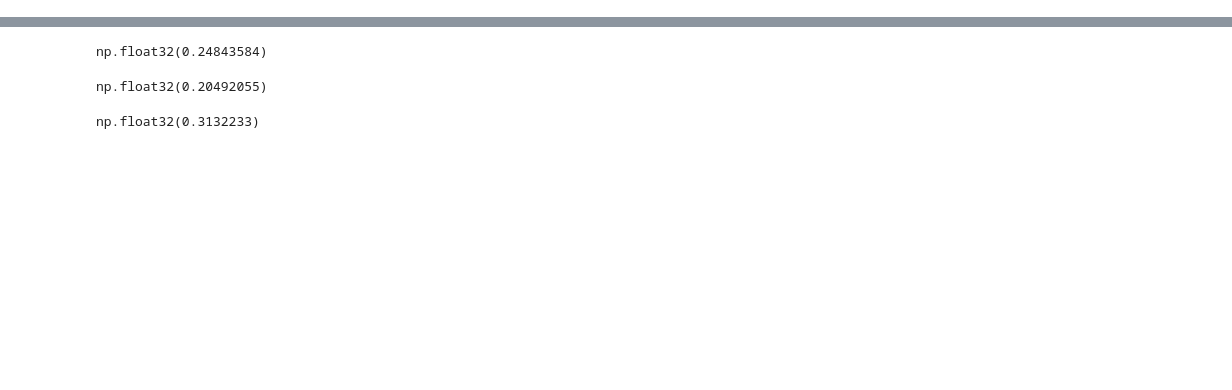
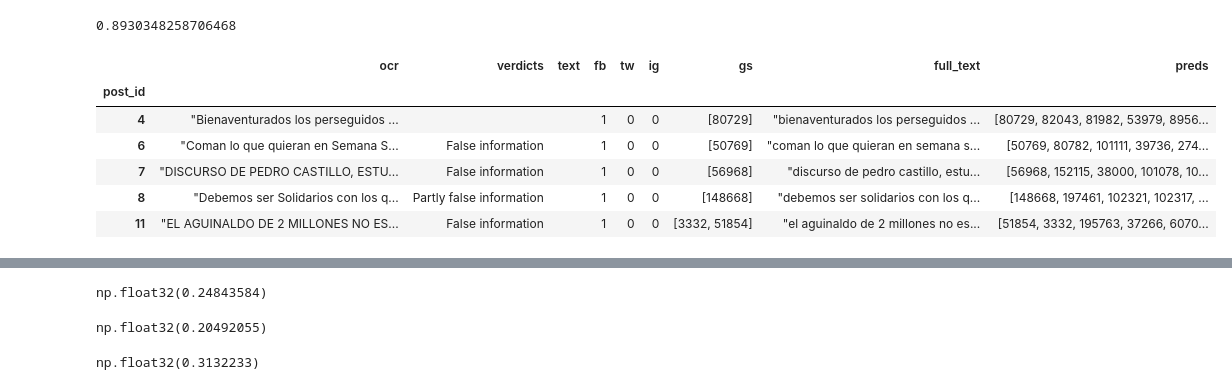
Before and after one commit to BecTome/semeval25-FactCheckedClaimRetrieval, a Jupyter notebook: nbs/training/play_with_embeddings.ipynb, the cells around one changed output, grey strips where cells are left out. Cells and saved outputs as stored; diff of their text form; code cells hidden in the pictures; blank space fills up the shorter version.

```diff
--- a/nbs/training/play_with_embeddings.ipynb
+++ b/nbs/training/play_with_embeddings.ipynb
@@ -167,0 +252,13 @@ similarity.sort(axis=1)
+# %%
+df_posts_train["preds"] = compute_similar_posts(df_posts_train.index, df_posts_train, df_fc, similarity=prec_similarity, k=10)[0].tolist()
+print(df_posts_train.apply(lambda x: len(list(set(x["gs"]).intersection(set(x["preds"])))) > 0, axis=1).mean())
+df_posts_train.head()
+# %% [output]
+0.8930348258706468
+|  | ocr | verdicts | text | fb | tw | ig | gs | full_text | preds |
+| post_id |  |  |  |  |  |  |  |  |  |
+| 4 | "Bienaventurados los perseguidos ... |  |  | 1 | 0 | 0 | [80729] | "bienaventurados los perseguidos ... | [80729, 82043, 81982, 53979, 8956... |
+| 6 | "Coman lo que quieran en Semana S... | False information |  | 1 | 0 | 0 | [50769] | "coman lo que quieran en semana s... | [50769, 80782, 101111, 39736, 274... |
+| 7 | "DISCURSO DE PEDRO CASTILLO, ESTU... | False information |  | 1 | 0 | 0 | [56968] | "discurso de pedro castillo, estu... | [56968, 152115, 38000, 101078, 10... |
+| 8 | "Debemos ser Solidarios con los q... | Partly false information |  | 1 | 0 | 0 | [148668] | "debemos ser solidarios con los q... | [148668, 197461, 102321, 102317, ... |
+| 11 | "EL AGUINALDO DE 2 MILLONES NO ES... | False information |  | 1 | 0 | 0 | [3332, 51854] | "el aguinaldo de 2 millones no es... | [51854, 3332, 195763, 37266, 6070... |
```
Also changed, not shown: parts of 25 cells of this notebook, 1 other file.
